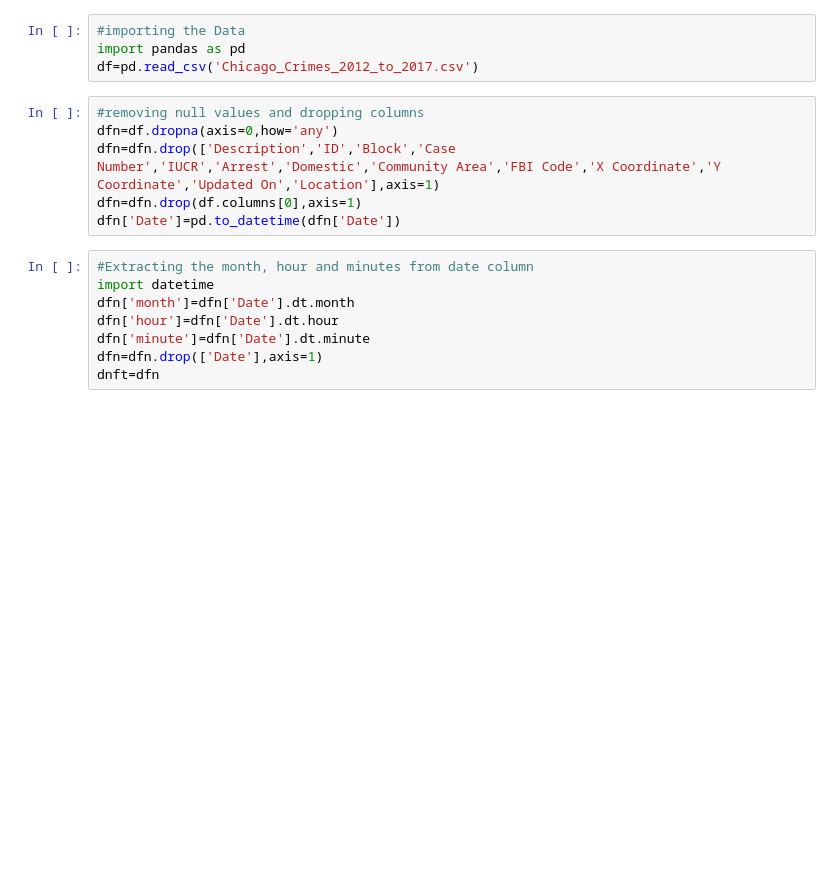
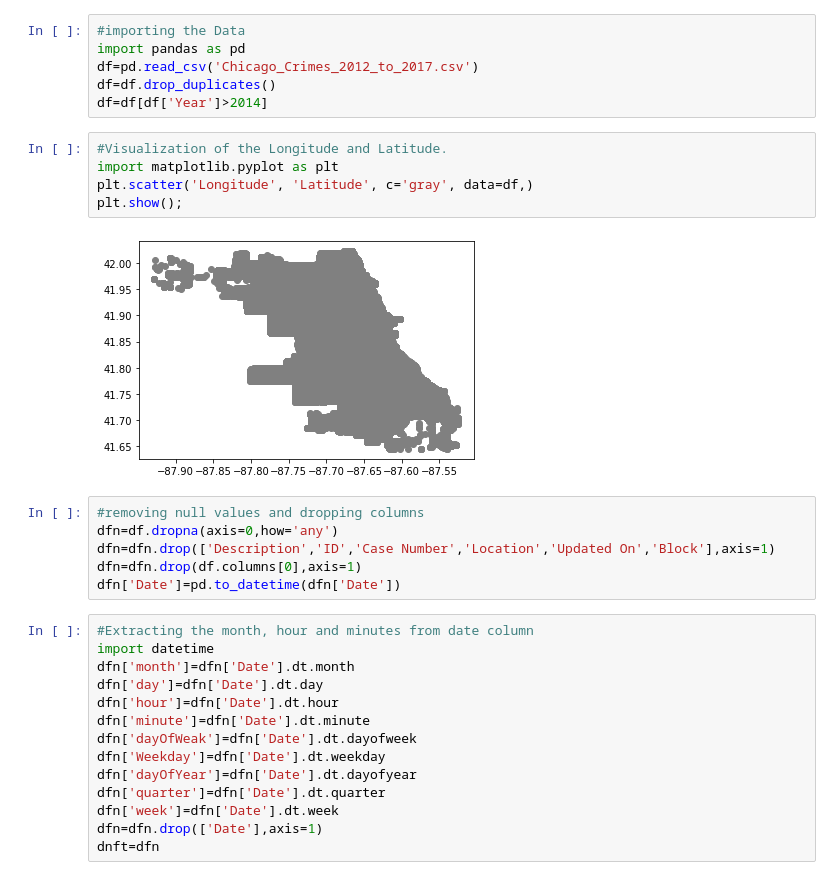
Before and after one commit to BINSHUMESH/ChicagoCrimePrediction, a Jupyter notebook: chicago_crime_data.ipynb, the cells around one changed output. Saved outputs shown, nothing was run; the diff lists cells and outputs as text; blank space fills up the shorter version.

```diff
--- a/chicago_crime_data.ipynb
+++ b/chicago_crime_data.ipynb
@@ -13,18 +12,33 @@ Drive already mounted at /content/drive; to attempt to forcibly remount, call dr
 #importing the Data
 import pandas as pd
 df=pd.read_csv('Chicago_Crimes_2012_to_2017.csv')
+df=df.drop_duplicates()
+df=df[df['Year']>2014]
+# %%
+#Visualization of the Longitude and Latitude.
+import matplotlib.pyplot as plt
+plt.scatter('Longitude', 'Latitude', c='gray', data=df,)
+plt.show();
+# %% [output]
+[figure, added]
 # %%
 #removing null values and dropping columns
 dfn=df.dropna(axis=0,how='any')
-dfn=dfn.drop(['Description','ID','Block','Case Number','IUCR','Arrest','Domestic','Community Area','FBI Code','X Coordinate','Y Coordinate','Updated On','Location'],axis=1)
+dfn=dfn.drop(['Description','ID','Case Number','Location','Updated On','Block'],axis=1)
 dfn=dfn.drop(df.columns[0],axis=1)
 dfn['Date']=pd.to_datetime(dfn['Date'])
 # %%
 #Extracting the month, hour and minutes from date column
 import datetime
 dfn['month']=dfn['Date'].dt.month
+dfn['day']=dfn['Date'].dt.day
 dfn['hour']=dfn['Date'].dt.hour
 dfn['minute']=dfn['Date'].dt.minute
+dfn['dayOfWeak']=dfn['Date'].dt.dayofweek
+dfn['Weekday']=dfn['Date'].dt.weekday
+dfn['dayOfYear']=dfn['Date'].dt.dayofyear
+dfn['quarter']=dfn['Date'].dt.quarter
+dfn['week']=dfn['Date'].dt.week
 dfn=dfn.drop(['Date'],axis=1)
 dnft=dfn
 # %%
```
Also changed, not shown: parts of 9 cells of this notebook.
